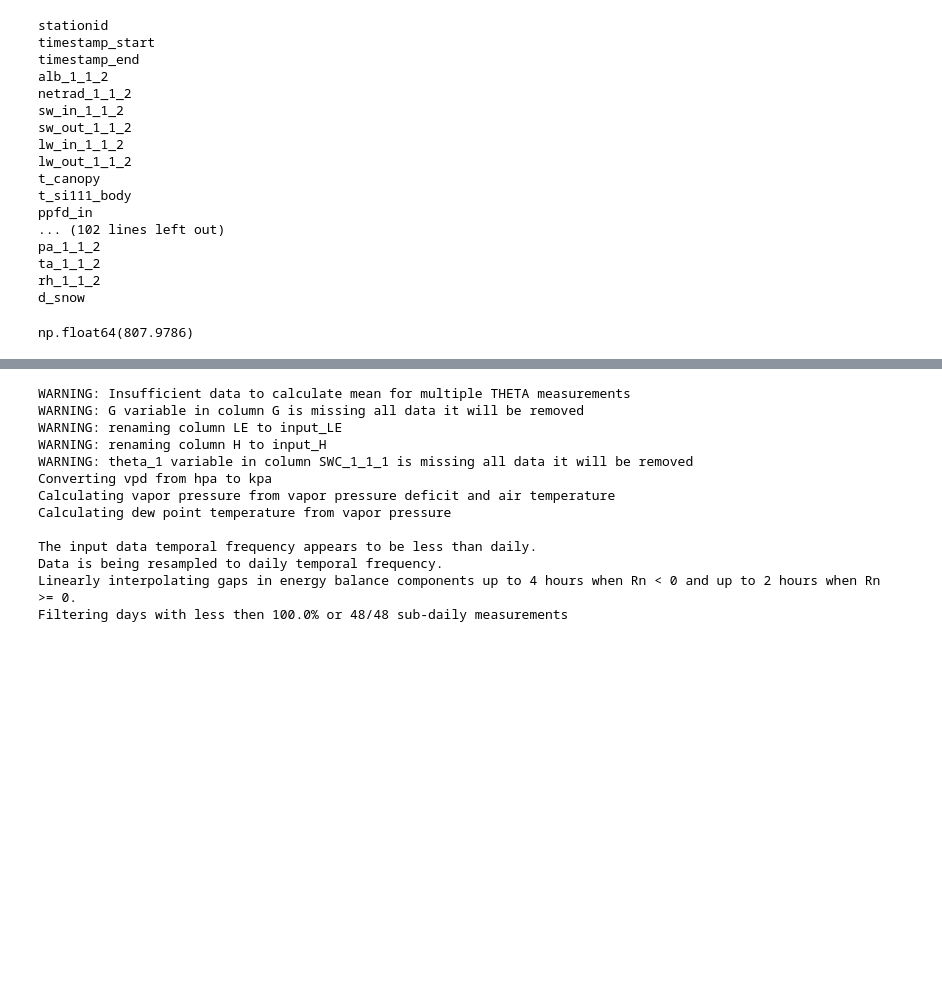
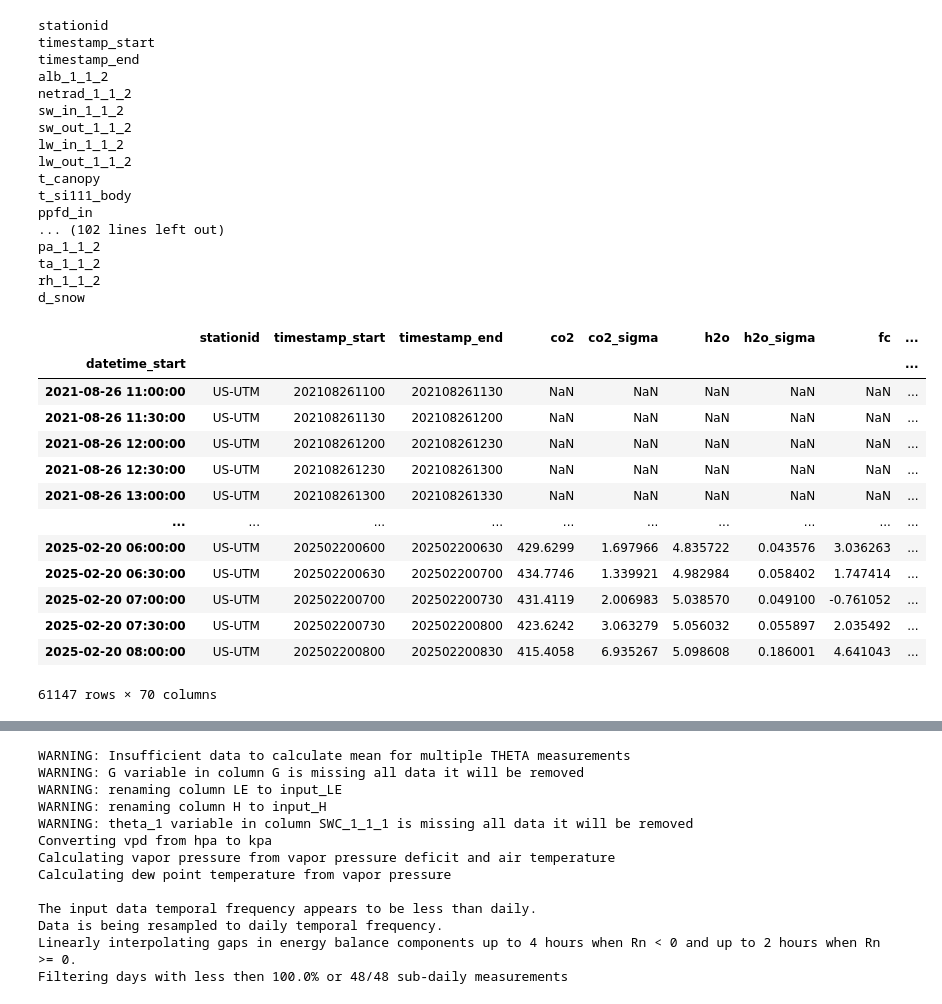
Before and after one commit to inkenbrandt/MicroMet, a Jupyter notebook: docs/notebooks/Pull DB Data and Impute.ipynb, the cells around one changed output, grey strips where cells are left out. Drawn from its saved outputs; the diff is of its cells as text; code cells hidden in the pictures; blank space fills up the shorter version.

```diff
--- a/docs/notebooks/Pull DB Data and Impute.ipynb
+++ b/docs/notebooks/Pull DB Data and Impute.ipynb
@@ -96,6 +96,22 @@ ta_1_1_2
 rh_1_1_2
 d_snow
 # %%
-df['netrad_1_1_2'].max()
+sql = "SELECT * from groundwater.micromet_eddy where stationid='US-UTM'"
+df = pd.read_sql(sql, engine, index_col='datetime_start', parse_dates=True).replace(-9999, np.nan)
+
+df
 # %% [output]
+|  | stationid | timestamp_start | timestamp_end | co2 | co2_sigma | h2o | h2o_sigma | fc | ... |
+| datetime_start |  |  |  |  |  |  |  |  | ... |
+| 2021-08-26 11:00:00 | US-UTM | 202108261100 | 202108261130 | NaN | NaN | NaN | NaN | NaN | ... |
+| 2021-08-26 11:30:00 | US-UTM | 202108261130 | 202108261200 | NaN | NaN | NaN | NaN | NaN | ... |
+| 2021-08-26 12:00:00 | US-UTM | 202108261200 | 202108261230 | NaN | NaN | NaN | NaN | NaN | ... |
+| 2021-08-26 12:30:00 | US-UTM | 202108261230 | 202108261300 | NaN | NaN | NaN | NaN | NaN | ... |
+| 2021-08-26 13:00:00 | US-UTM | 202108261300 | 202108261330 | NaN | NaN | NaN | NaN | NaN | ... |
+| ... | ... | ... | ... | ... | ... | ... | ... | ... | ... |
+| 2025-02-20 06:00:00 | US-UTM | 202502200600 | 202502200630 | 429.6299 | 1.697966 | 4.835722 | 0.043576 | 3.036263 | ... |
+| 2025-02-20 06:30:00 | US-UTM | 202502200630 | 202502200700 | 434.7746 | 1.339921 | 4.982984 | 0.058402 | 1.747414 | ... |
+| 2025-02-20 07:00:00 | US-UTM | 202502200700 | 202502200730 | 431.4119 | 2.006983 | 5.038570 | 0.049100 | -0.761052 | ... |
+| 2025-02-20 07:30:00 | US-UTM | 202502200730 | 202502200800 | 423.6242 | 3.063279 | 5.056032 | 0.055897 | 2.035492 | ... |
+| 2025-02-20 08:00:00 | US-UTM | 202502200800 | 202502200830 | 415.4058 | 6.935267 | 5.098608 | 0.186001 | 4.641043 | ... |
-np.float64(807.9786)
+61147 rows × 70 columns
```
Also changed, not shown: parts of 5 cells of this notebook, 5 other files.
